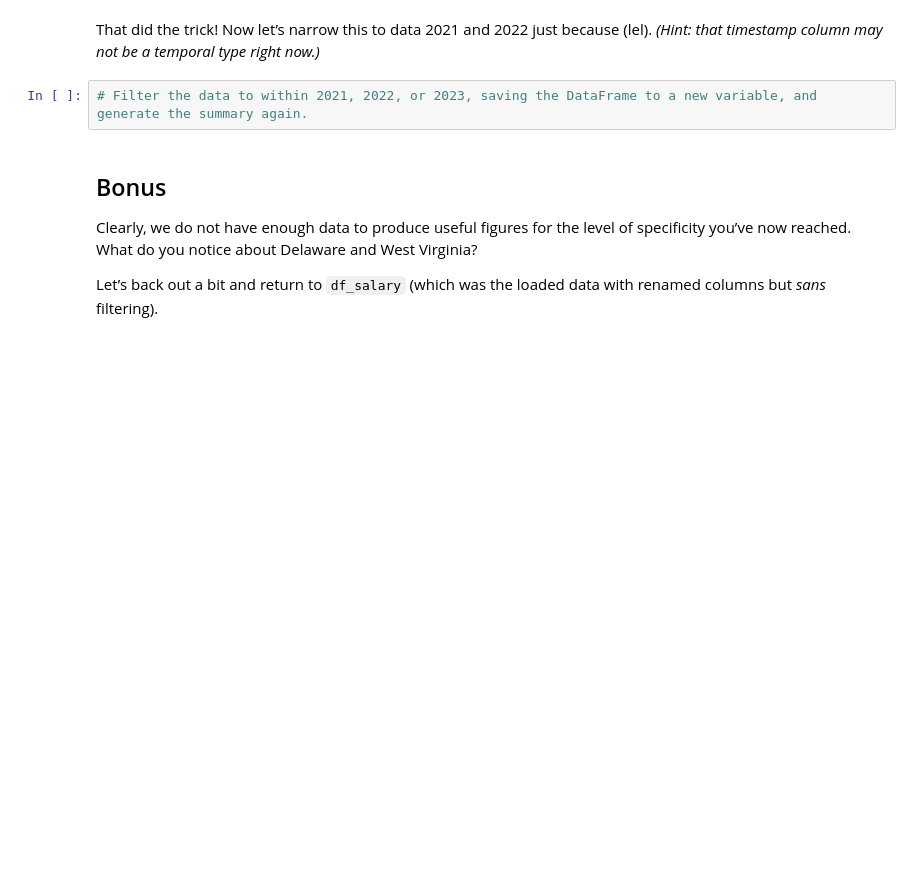
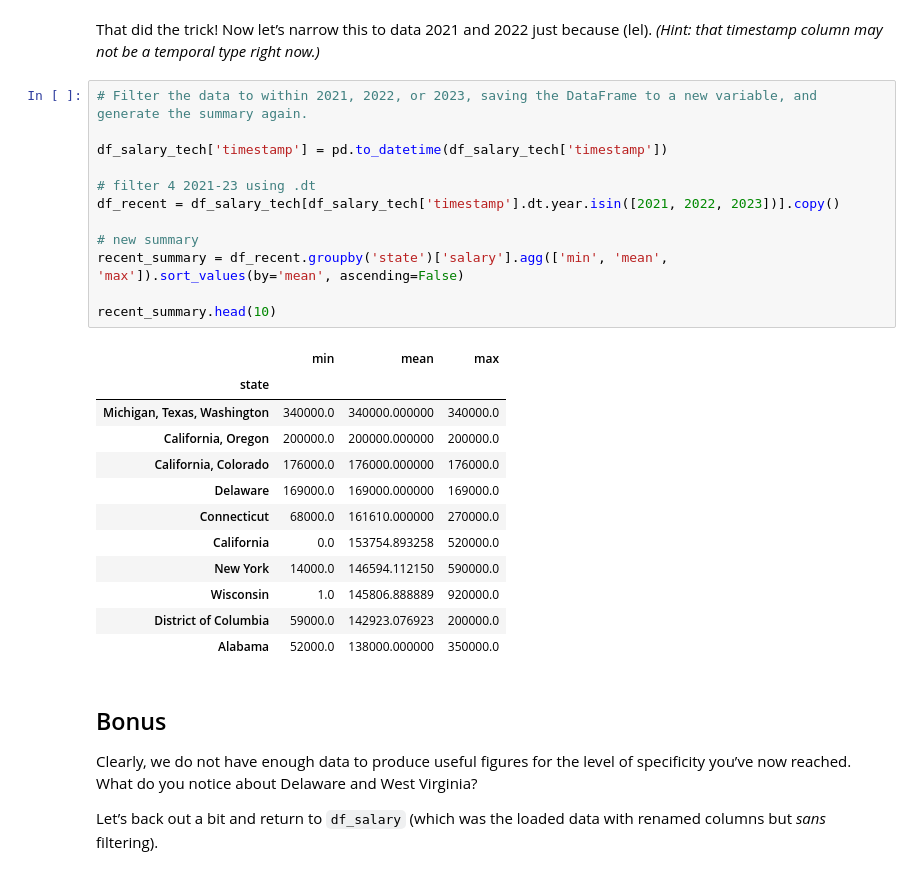
Before and after one commit to tsunar2002/ds-fall-2025-tue, a Jupyter notebook: Week-02-Pandas-Part-2-and-DS-Overview/exercise/sofia-hw2.ipynb, the cells around one changed output. Saved outputs shown, nothing was run; the diff lists cells and outputs as text; blank space fills up the shorter version.

```diff
--- a/Week-02-Pandas-Part-2-and-DS-Overview/exercise/sofia-hw2.ipynb
+++ b/Week-02-Pandas-Part-2-and-DS-Overview/exercise/sofia-hw2.ipynb
@@ -179,6 +360,29 @@ Let’s try that again.
 That did the trick! Now let’s narrow this to data 2021 and 2022 just because (lel). *(Hint: that timestamp column may not be a temporal type right now.)*
 # %%
 # Filter the data to within 2021, 2022, or 2023, saving the DataFrame to a new variable, and generate the summary again.
+
+df_salary_tech['timestamp'] = pd.to_datetime(df_salary_tech['timestamp'])
+
+# filter 4 2021-23 using .dt
+df_recent = df_salary_tech[df_salary_tech['timestamp'].dt.year.isin([2021, 2022, 2023])].copy()
+
+# new summary
+recent_summary = df_recent.groupby('state')['salary'].agg(['min', 'mean', 'max']).sort_values(by='mean', ascending=False)
+
+recent_summary.head(10)
+# %% [output]
+|  | min | mean | max |
+| state |  |  |  |
+| Michigan, Texas, Washington | 340000.0 | 340000.000000 | 340000.0 |
+| California, Oregon | 200000.0 | 200000.000000 | 200000.0 |
+| California, Colorado | 176000.0 | 176000.000000 | 176000.0 |
+| Delaware | 169000.0 | 169000.000000 | 169000.0 |
+| Connecticut | 68000.0 | 161610.000000 | 270000.0 |
+| California | 0.0 | 153754.893258 | 520000.0 |
+| New York | 14000.0 | 146594.112150 | 590000.0 |
+| Wisconsin | 1.0 | 145806.888889 | 920000.0 |
+| District of Columbia | 59000.0 | 142923.076923 | 200000.0 |
+| Alabama | 52000.0 | 138000.000000 | 350000.0 |
 # %% [markdown]
 ## Bonus
 
```
Also changed, not shown: parts of 27 cells of this notebook.
